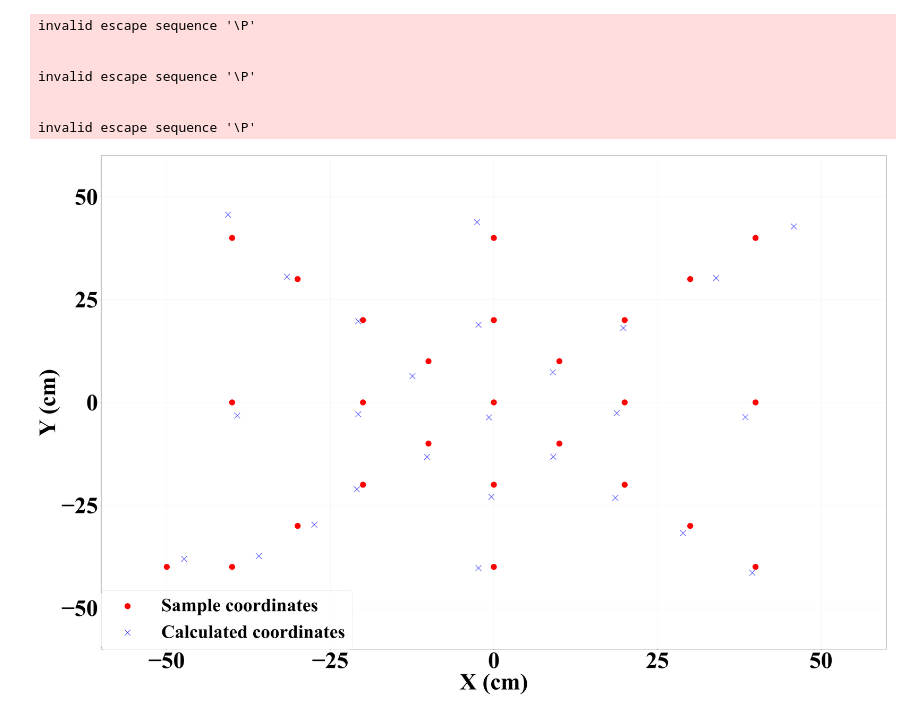
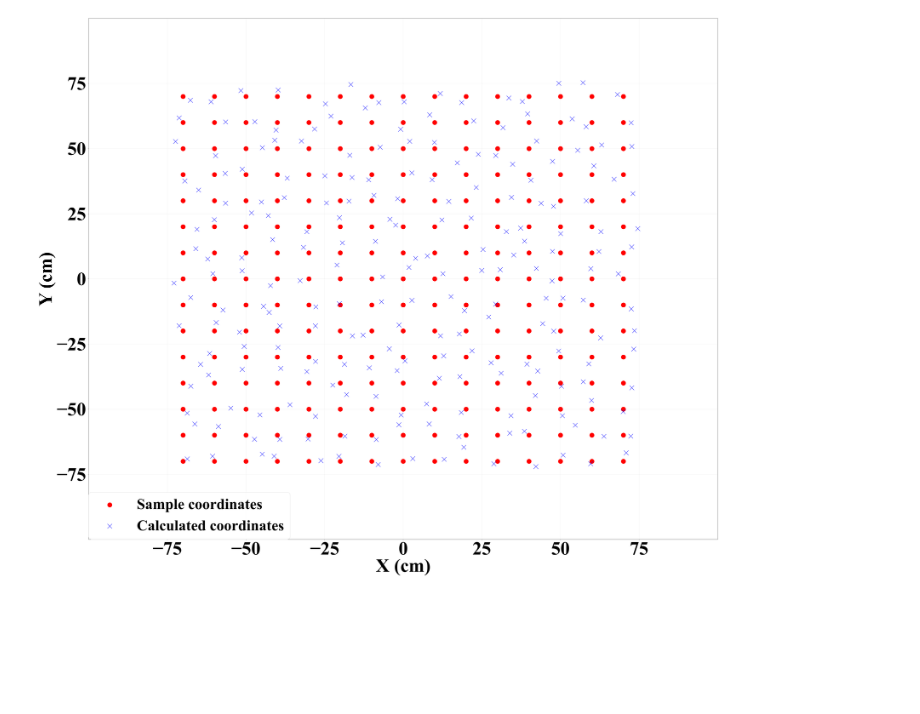
Before and after one commit to nguyendinhquan140701/LEDs_Data_Processing, a Jupyter notebook: Encode_Decode/draw/c2_position.ipynb, the cells around one changed output. Cells and saved outputs as stored; diff of their text form; code cells hidden in the pictures; blank space fills up the shorter version.

Commit message:
new_data_pos

```diff
--- a/Encode_Decode/draw/c2_position.ipynb
+++ b/Encode_Decode/draw/c2_position.ipynb
@@ -6,20 +6,14 @@ from mpl_toolkits.mplot3d import Axes3D
 import plotly.offline as pyo
 import plotly.graph_objects as go
 # %%
-path_file = "E:\Project\OOC\LEDs_Data_Processing\Encode_Decode\draw\data\data_position.xlsx"
+# path_file = "E:\Project\OOC\LEDs_Data_Processing\Encode_Decode\draw\data\data_position.xlsx"
+# df = pd.read_excel(path_file, sheet_name='yaw0pitch20roll0')
 
-df = pd.read_excel(path_file, sheet_name='yaw0pitch20roll0')
+path_file = "E:\Project\OOC\LEDs_Data_Processing\Encode_Decode\draw\data\yaw0pitch20roll0-edited.csv"
+df = pd.read_csv(path_file)
 
 
 # print(df1)
-# %% [output]
-invalid escape sequence '\P'
-
-
-invalid escape sequence '\P'
-
-
-invalid escape sequence '\P'
 # %%
 x_calculated = df.loc[:, 'x2']
 y_calculated = df.loc[:, 'y2']
@@ -34,31 +29,35 @@ delta_xyz = df.loc[:, 'delta_xyz2']
 # %%
 plt.rcParams['font.family'] = 'serif'
 plt.rcParams['font.serif'] = ['Times New Roman']
 plt.rcParams['font.weight'] = 'bold'
 
-plt.figure(figsize=(60, 38))
+plt.figure(figsize=(60, 50))
 ax = plt.gca()
 ax.scatter(x_samples, y_samples, color='red', marker='o',s=600, label='Sample coordinates')
 ax.scatter(x_calculated, y_calculated, color='blue', marker='x',s=600, label='Calculated coordinates')
 
 ax.set_xlabel('X (cm)', fontdict={'weight': 'bold'}, fontsize=100)
 ax.set_ylabel('Y (cm)', fontdict={'weight': 'bold'}, fontsize=100)
 
 ax.legend(loc=(0, 0), fontsize=80)
 
-ax.set_xticks([ -50, -25, 0, 25, 50])
-ax.set_yticks([ -50, -25, 0, 25, 50])
-
+# ax.set_xticks([ -50, -25, 0, 25, 50])
+# ax.set_yticks([ -50, -25, 0, 25, 50])
+ax.set_xticks([-75, -50, -25, 0, 25, 50, 75])
+ax.set_yticks([-75, -50, -25, 0, 25, 50, 75])
 ax.grid(True, alpha=0.3)
 ax.tick_params(axis='x', labelsize=100, pad = 10)  # Kích thước chữ cho trục X
 ax.tick_params(axis='y', labelsize=100, pad = 10)  # Kích thước chữ cho trục Y
 
 # Set axis limits to match the example
-ax.set_xlim(-60, 60)
-ax.set_ylim(-60, 60)
+# ax.set_xlim(-60, 60)
+# ax.set_ylim(-60, 60)
+
+ax.set_xlim(-100, 100)
+ax.set_ylim(-100, 100)
 plt.savefig('img/c2_2D', dpi = 300, bbox_inches='tight')
 # %% [output]
-[figure, old version]
+[figure, new version]
 # %%
 plt.rcParams['font.family'] = 'serif'
 plt.rcParams['font.serif'] = ['Times New Roman']
```
Also changed, not shown: parts of 5 cells of this notebook, 9 other files.
